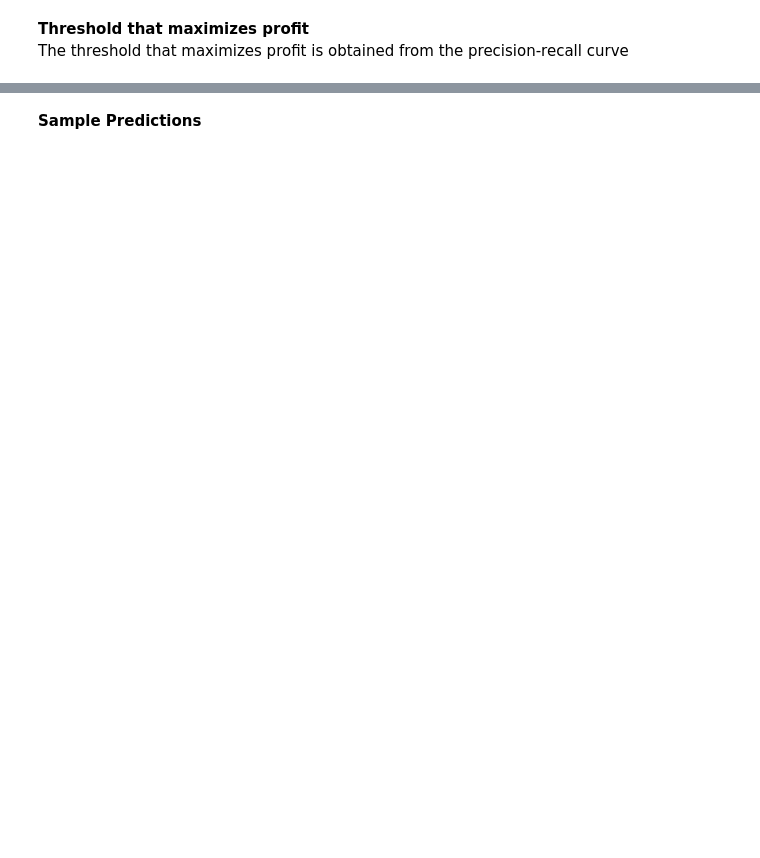
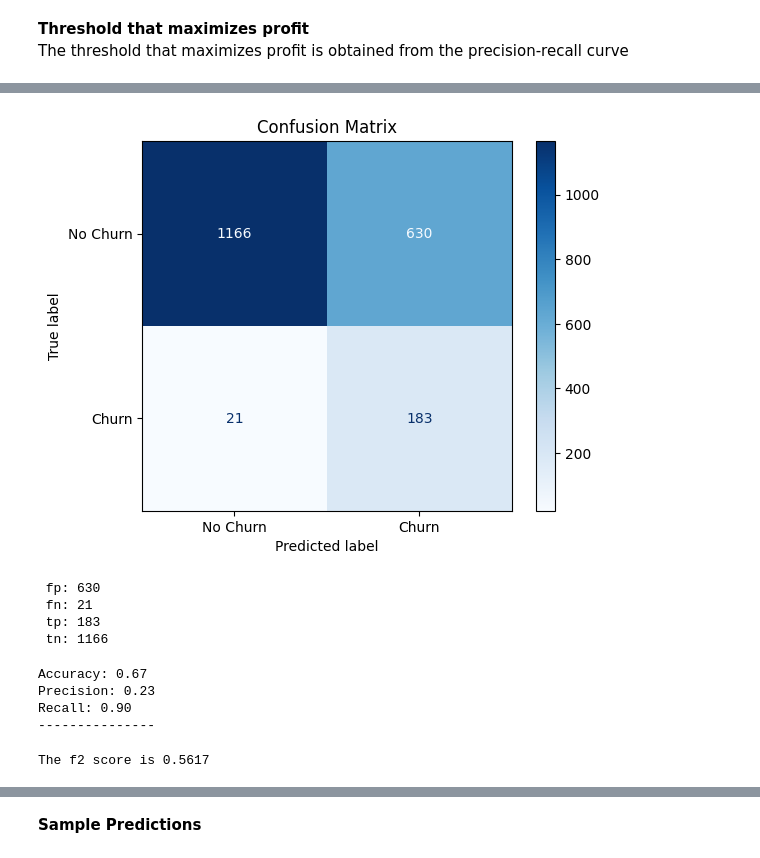
Before and after one commit to RonaldoBantayan27/SierraMadre, a Jupyter notebook: 08_XGBoost_Customer_Churn_Prediction.ipynb, the cells around one changed output, grey strips where cells are left out. Drawn from its saved outputs; the diff is of its cells as text; code cells hidden in the pictures; blank space fills up the shorter version.

```diff
--- a/08_XGBoost_Customer_Churn_Prediction.ipynb
+++ b/08_XGBoost_Customer_Churn_Prediction.ipynb
@@ -1305,15 +381,0 @@ Threshold=0.75 | Precision=0.30 | Recall=0.23
-# %%
-# Determine the threshold that maximizes profit
-profits = []
-for t in thresholds:
-    y_pred = (y_probs_XG4 >= t).astype(int)
-    conf_matrix = confusion_matrix(y_test, y_pred)
-    fp = conf_matrix[0][1]
-    fn = conf_matrix[1][0]
-    tp = conf_matrix[1][1]
-    Profit_Loss = tp*(L - C) - fp*C - fn*L
-    profits.append(Profit_Loss)
-
-best_threshold = thresholds[np.argmax(profits)]
-
-print(f'The threshold that maximizes profit is {best_threshold}')
@@ -1572,0 +401,6 @@ The best model is Model XG2.
+# %%
+# Evaluate precision and recall at different thresholds
+thresholds = np.arange(0.20, 0.40, 0.01)
+for threshold in thresholds:
+    preds = (y_probs >= threshold).astype(int)
+    print(f'Threshold={threshold:.2f} | Precision={precision_score(y_test, preds):.2f} | Recall={recall_score(y_test, preds):.2f}')
@@ -1572,0 +428,13 @@ The best model is Model XG2.
+# %%
+# Determine the threshold that maximizes profit
+profits = []
+for t in thresholds:
+    y_pred = (y_probs >= t).astype(int)
+    cm = confusion_matrix(y_test, y_pred)
+    tn, fp, fn, tp = cm.ravel()
+    profit_loss = tp*(L - C) - fp*C - fn*L
+    profits.append(profit_loss)
+
+best_threshold = thresholds[np.argmax(profits)]
+
+print(f'The threshold that maximizes profit is {best_threshold}')
@@ -1572,0 +443,3 @@ The best model is Model XG2.
+# %%
+# Use the threshold that maximizes profit
+y_pred = (y_probs >= best_threshold).astype(int)
@@ -1572,0 +459,42 @@ The best model is Model XG2.
+# %%
+# Display confusion matrix
+cm = confusion_matrix(y_test, y_pred)
+disp = ConfusionMatrixDisplay(cm, display_labels=['No Churn','Churn'])
+disp.plot(cmap='Blues')
+plt.title('Confusion Matrix')
+plt.show()
+# %% [output]
+[figure, added]
+# %%
+# Values for true negative (tn), false positive (fp), false negative (fn), and true positive (tp)
+tn, fp, fn, tp = cm.ravel()
+
+print(f' fp: {fp} \n fn: {fn} \n tp: {tp} \n tn: {tn}')
+# %% [output]
+ fp: 630
+ fn: 21
+ tp: 183
+ tn: 1166
+# %%
+# Calculations for accuracy, precision, recall
+accuracy = round((tp + tn)/len(y_test), 4)
+precision = round(tp/(tp + fp), 4)
+recall = round(tp/(tp + fn), 4)
+
+print(f'Accuracy: {accuracy:.2f}')
+print(f'Precision: {precision:.2f}')
+print(f'Recall: {recall:.2f}')
+print(f'-'*15)
+# %% [output]
+Accuracy: 0.67
+Precision: 0.23
+Recall: 0.90
+---------------
+# %%
+# Calculate f2 score
+beta = 2
+f2_score = round((1 + beta**2) * (precision * recall) / (beta**2 * precision + recall), 4)
+
+print(f'The f2 score is {f2_score:.4f}')
+# %% [output]
+The f2 score is 0.5617
```
Also changed, not shown: parts of 204 cells of this notebook, 29 other files.
